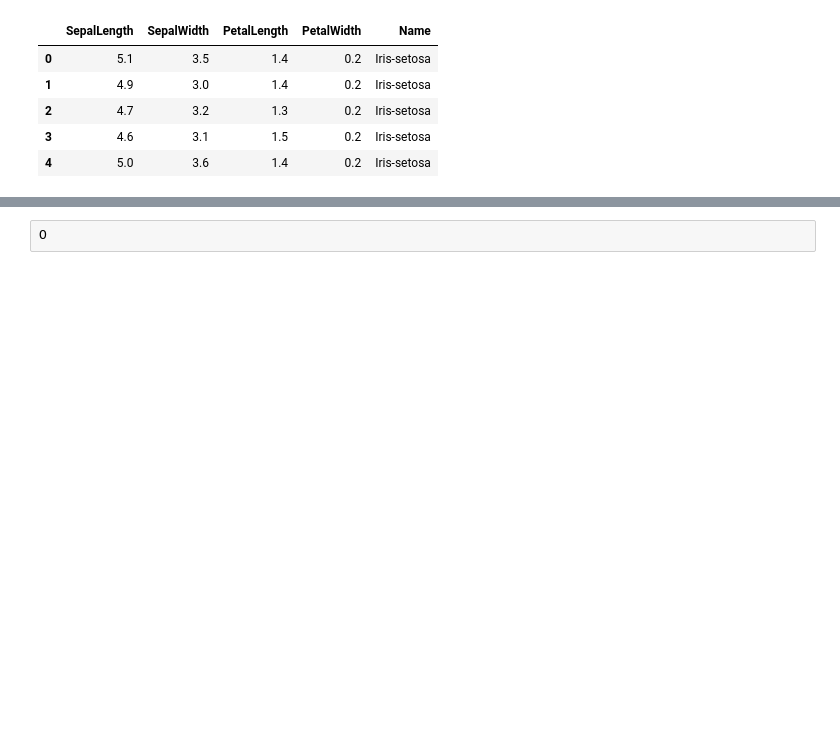
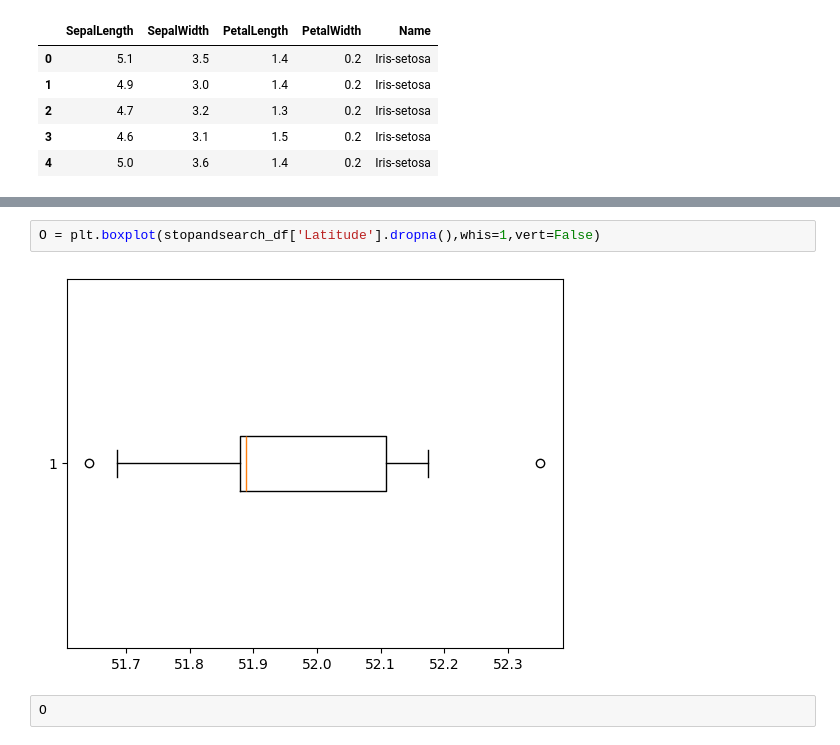
Before and after one commit to aoonging/dataviz2025, a Jupyter notebook: Visualize_Data_Distribution.ipynb, the cells around one changed output, grey strips where cells are left out. Drawn from its saved outputs; the diff is of its cells as text; blank space fills up the shorter version.

```diff
--- a/Visualize_Data_Distribution.ipynb
+++ b/Visualize_Data_Distribution.ipynb
@@ -318,3 +322,7 @@ O = plt.boxplot(df['SepalWidth'])
+# %%
+O = plt.boxplot(stopandsearch_df['Latitude'].dropna(),whis=1,vert=False)
+# %% [output]
+[figure, added]
 # %%
 O
 # %% [output]
```
Also changed, not shown: parts of 18 cells of this notebook.
